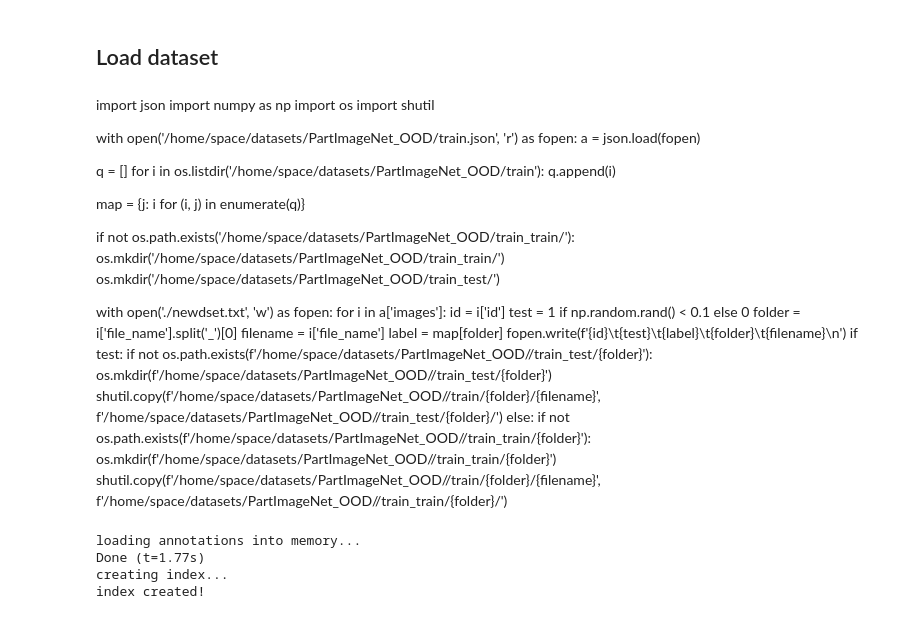
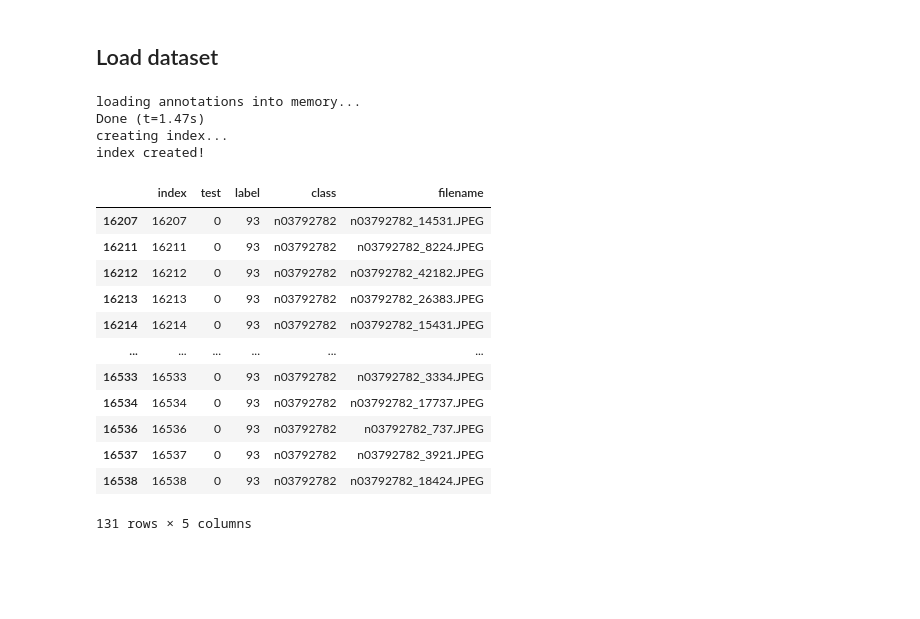
Before and after one commit to tschnake/Symbxai_retina, a Jupyter notebook: notebooks/symbXAI_rebuttal.ipynb, the cells around one changed output. Cells and saved outputs as stored; diff of their text form; code cells hidden in the pictures; blank space fills up the shorter version.

```diff
--- a/notebooks/symbXAI_rebuttal.ipynb
+++ b/notebooks/symbXAI_rebuttal.ipynb
@@ -49,39 +55,4 @@ for name, param in model.named_parameters():
 pretrained_embeddings = model.vit.embeddings
 # %% [markdown]
 ## Load dataset
-# %% [markdown]
-import json
-import numpy as np
-import os
-import shutil
-
-with open('/home/space/datasets/PartImageNet_OOD/train.json', 'r') as fopen:
-    a = json.load(fopen)
-
-q = []
-for i in os.listdir('/home/space/datasets/PartImageNet_OOD/train'):
-    q.append(i)
-
-map = {j: i for (i, j) in enumerate(q)}
-
-if not os.path.exists('/home/space/datasets/PartImageNet_OOD/train_train/'):
-    os.mkdir('/home/space/datasets/PartImageNet_OOD/train_train/')
-    os.mkdir('/home/space/datasets/PartImageNet_OOD/train_test/')
-
-with open('./newdset.txt', 'w') as fopen:
-    for i in a['images']:
-        id = i['id']
-        test = 1 if np.random.rand() < 0.1 else 0
-        folder = i['file_name'].split('_')[0]
-        filename = i['file_name']
-        label = map[folder]
-        fopen.write(f'{id}\t{test}\t{label}\t{folder}\t{filename}\n')
-        if test:
-            if not os.path.exists(f'/home/space/datasets/PartImageNet_OOD//train_test/{folder}'):
-                os.mkdir(f'/home/space/datasets/PartImageNet_OOD//train_test/{folder}')
-            shutil.copy(f'/home/space/datasets/PartImageNet_OOD//train/{folder}/{filename}', f'/home/space/datasets/PartImageNet_OOD//train_test/{folder}/')
-        else:
-            if not os.path.exists(f'/home/space/datasets/PartImageNet_OOD//train_train/{folder}'):
-                os.mkdir(f'/home/space/datasets/PartImageNet_OOD//train_train/{folder}')
-            shutil.copy(f'/home/space/datasets/PartImageNet_OOD//train/{folder}/{filename}', f'/home/space/datasets/PartImageNet_OOD//train_train/{folder}/')
 # %%
@@ -245,12 +93,40 @@ class PartImageNetDataset(torch.utils.data.Dataset):
 # %%
-val_set = PartImageNetDataset(data_path="/home/space/datasets/PartImageNet_OOD/", mode='test', get_masks=True, image_size=(224, 224),
-                 evaluate=True)
-val_loader = DataLoader(val_set, shuffle=False)
+dataset_class = 'mountain bike'
+
+val_set = PartImageNetDataset(
+    data_path="/home/space/datasets/PartImageNet_OOD/",
+    mode='train',
+    get_masks=True,
+    image_size=(224, 224),
+    evaluate=True)
 # %% [output]
 loading annotations into memory...
-Done (t=1.77s)
+Done (t=1.47s)
 creating index...
 index created!
 # %%
-car_images = val_set.dataset[val_set.dataset['class'].isin(car_synset_dict.values())]['index']
-bike_images = val_set.dataset[val_set.dataset['class'].isin(bike_synset_dict.values())]['index']
+car_images = val_set.dataset[val_set.dataset['class'].isin(car_synset_dict.values())]
+bike_images = val_set.dataset[val_set.dataset['class'].isin(bike_synset_dict.values())]
+
+if dataset_class == 'mountain bike':
+    val_set.dataset = bike_images
+elif dataset_class == 'minivan':
+    val_set.dataset = car_images
+else:
+    raise NotImplementedError
+
+val_set.dataset
+# %% [output]
+|  | index | test | label | class | filename |
+| 16207 | 16207 | 0 | 93 | n03792782 | n03792782_14531.JPEG |
+| 16211 | 16211 | 0 | 93 | n03792782 | n03792782_8224.JPEG |
+| 16212 | 16212 | 0 | 93 | n03792782 | n03792782_42182.JPEG |
+| 16213 | 16213 | 0 | 93 | n03792782 | n03792782_26383.JPEG |
+| 16214 | 16214 | 0 | 93 | n03792782 | n03792782_15431.JPEG |
+| ... | ... | ... | ... | ... | ... |
+| 16533 | 16533 | 0 | 93 | n03792782 | n03792782_3334.JPEG |
+| 16534 | 16534 | 0 | 93 | n03792782 | n03792782_17737.JPEG |
+| 16536 | 16536 | 0 | 93 | n03792782 | n03792782_737.JPEG |
+| 16537 | 16537 | 0 | 93 | n03792782 | n03792782_3921.JPEG |
+| 16538 | 16538 | 0 | 93 | n03792782 | n03792782_18424.JPEG |
+131 rows × 5 columns
```
Also changed, not shown: parts of 37 cells of this notebook, 2 other files.
